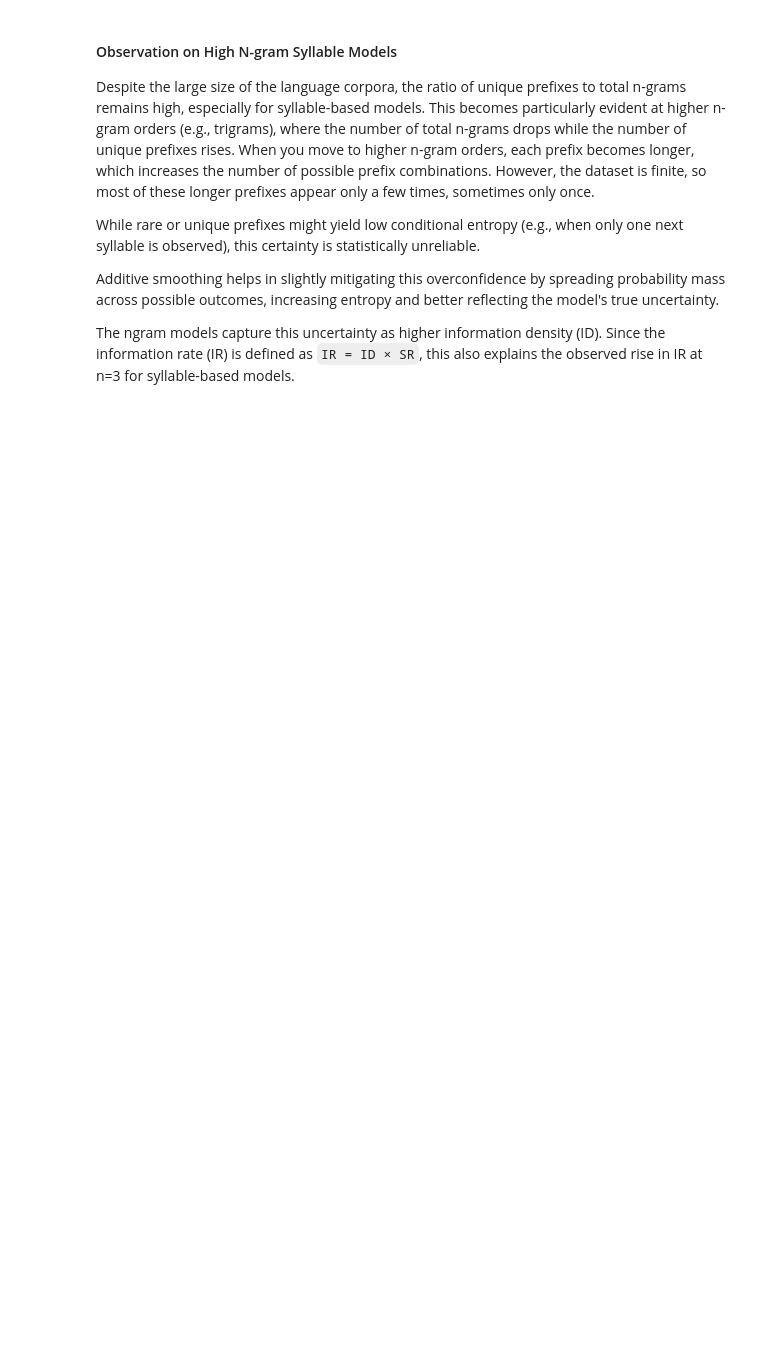
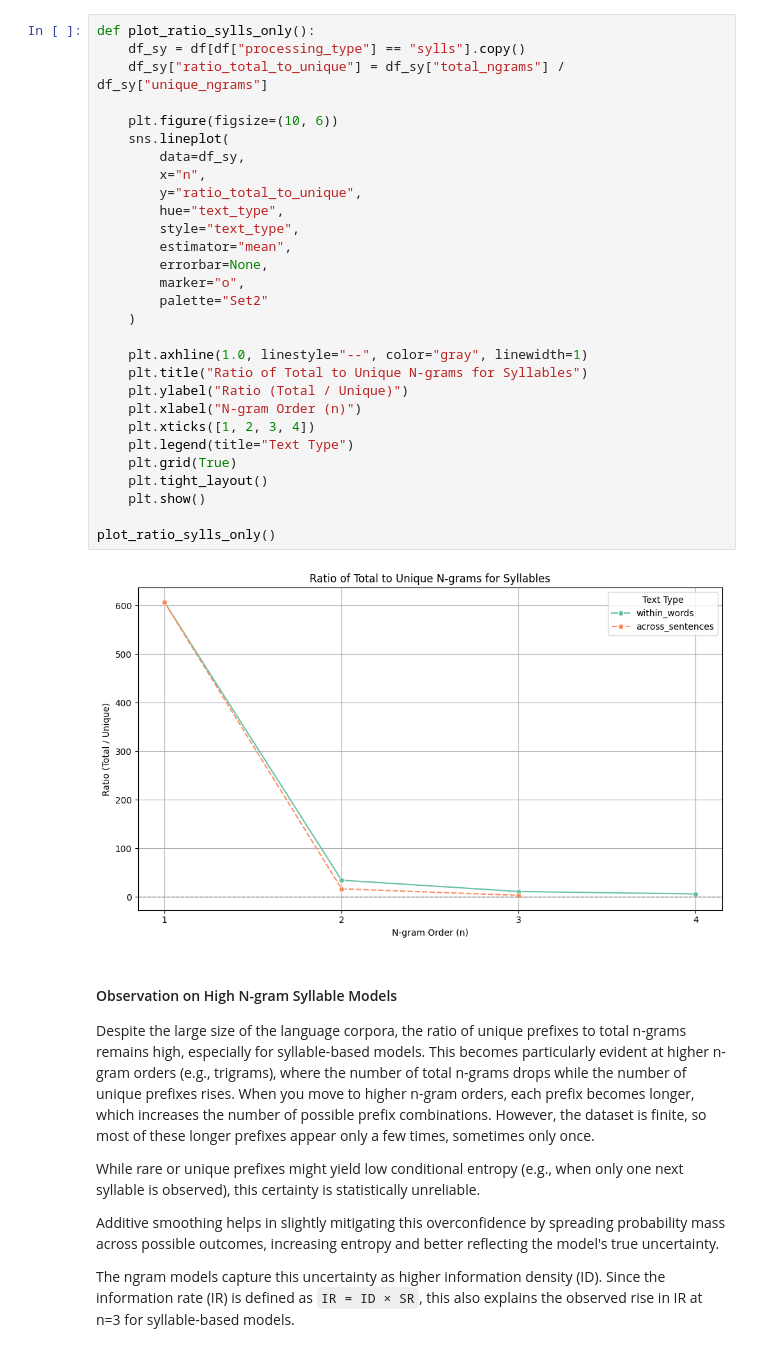
Before and after one commit to ETHZMSProjects/Coupe_Expansion, a Jupyter notebook: emillys_code/corpus_statistics.ipynb, the cells around one changed output. Drawn from its saved outputs; the diff is of its cells as text; blank space fills up the shorter version.

```diff
--- a/emillys_code/corpus_statistics.ipynb
+++ b/emillys_code/corpus_statistics.ipynb
@@ -158,3 +439,34 @@ Summary
+# %%
+def plot_ratio_sylls_only():
+    df_sy = df[df["processing_type"] == "sylls"].copy()
+    df_sy["ratio_total_to_unique"] = df_sy["total_ngrams"] / df_sy["unique_ngrams"]
+
+    plt.figure(figsize=(10, 6))
+    sns.lineplot(
+        data=df_sy,
+        x="n",
+        y="ratio_total_to_unique",
+        hue="text_type",
+        style="text_type",
+        estimator="mean",
+        errorbar=None,
+        marker="o",
+        palette="Set2"
+    )
+
+    plt.axhline(1.0, linestyle="--", color="gray", linewidth=1)
+    plt.title("Ratio of Total to Unique N-grams for Syllables")
+    plt.ylabel("Ratio (Total / Unique)")
+    plt.xlabel("N-gram Order (n)")
+    plt.xticks([1, 2, 3, 4])
+    plt.legend(title="Text Type")
+    plt.grid(True)
+    plt.tight_layout()
+    plt.show()
+
+plot_ratio_sylls_only()
+# %% [output]
+[figure, added]
 # %% [markdown]
 #### Observation on High N-gram Syllable Models
 
```
Also changed, not shown: parts of 8 cells of this notebook, 6 other files.
